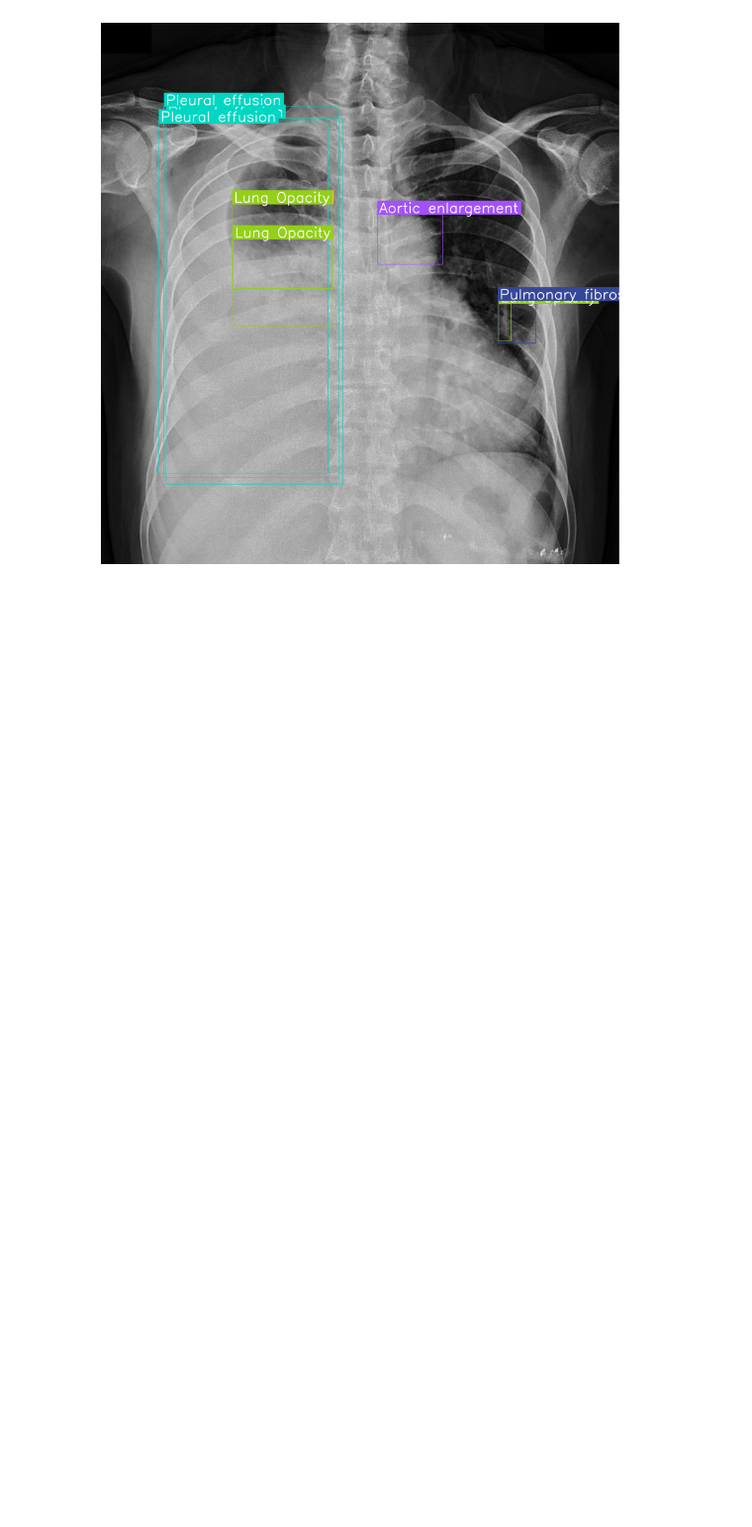
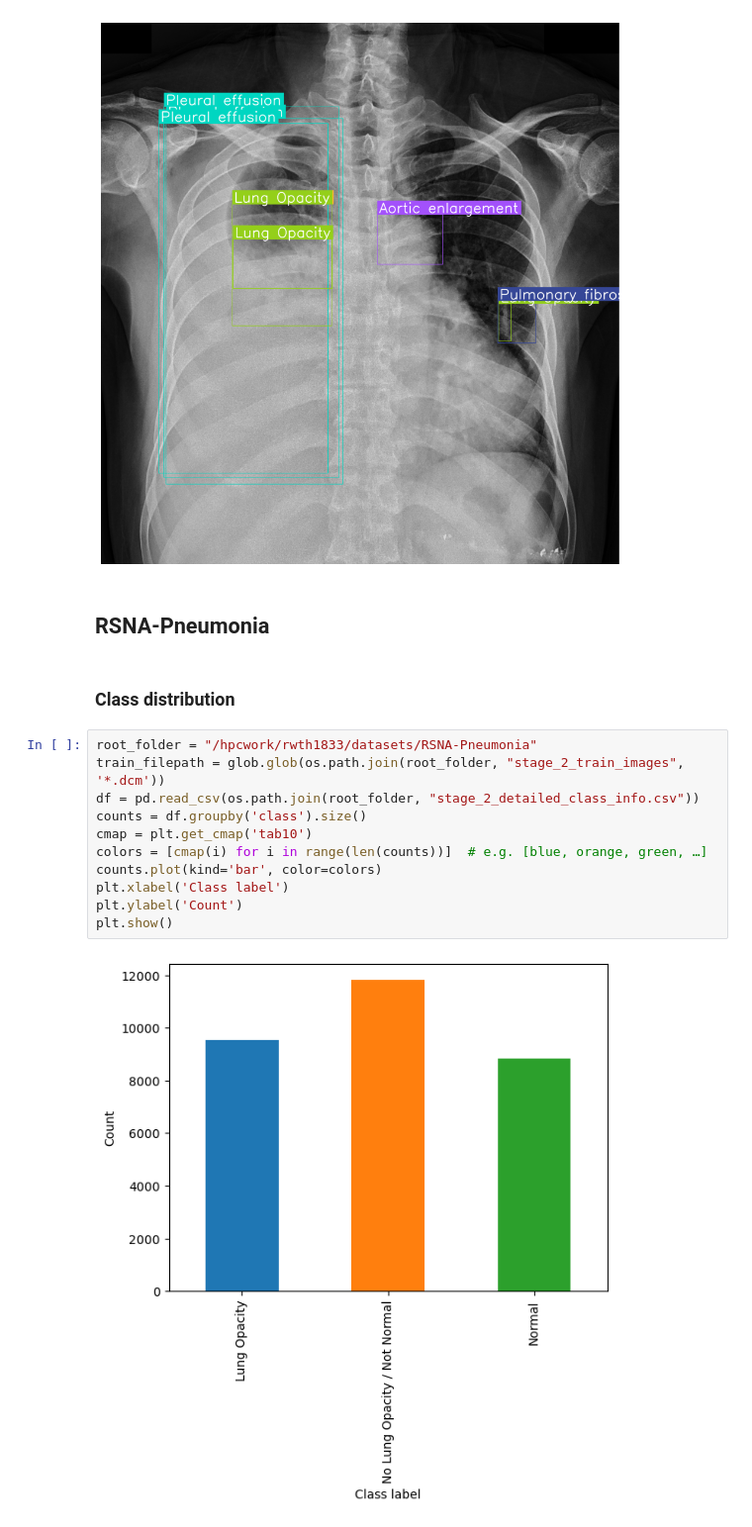
Before and after one commit to gary8564/rad_dino, a Jupyter notebook: notebooks/exploratory_data_analysis.ipynb, the cells around one changed output. Shown at 99% size. Cells and saved outputs as stored; diff of their text form; blank space fills up the shorter version.

```diff
--- a/notebooks/exploratory_data_analysis.ipynb
+++ b/notebooks/exploratory_data_analysis.ipynb
@@ -123,3 +128,20 @@ annotated = label_annotator.annotate(scene=annotated, detections=detections)
 sv.plot_image(annotated)
 # %% [output]
 [figure]
+# %% [markdown]
+## RSNA-Pneumonia
+# %% [markdown]
+### Class distribution
+# %%
+root_folder = "/hpcwork/rwth1833/datasets/RSNA-Pneumonia"
+train_filepath = glob.glob(os.path.join(root_folder, "stage_2_train_images", '*.dcm'))
+df = pd.read_csv(os.path.join(root_folder, "stage_2_detailed_class_info.csv"))
+counts = df.groupby('class').size()
+cmap = plt.get_cmap('tab10')
+colors = [cmap(i) for i in range(len(counts))]  # e.g. [blue, orange, green, …]
+counts.plot(kind='bar', color=colors)
+plt.xlabel('Class label')
+plt.ylabel('Count')
+plt.show()
+# %% [output]
+[figure, added]
```
Also changed, not shown: parts of 14 cells of this notebook, 45 other files.
